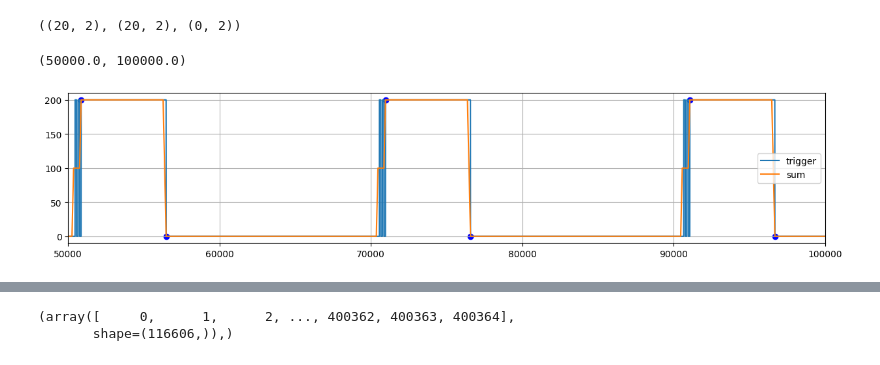
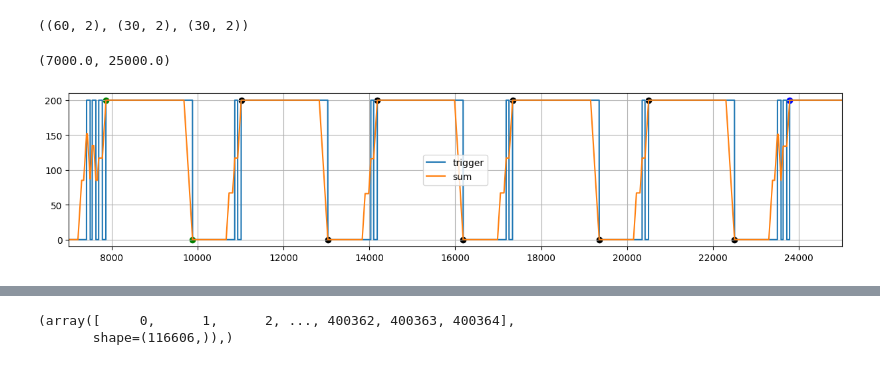
Before and after one commit to JuliaRory/Agency_EBCI, a Jupyter notebook: notebooks/02_parse_resonance_file.ipynb, the cells around one changed output, grey strips where cells are left out. Cells and saved outputs as stored; diff of their text form; code cells hidden in the pictures.

```diff
--- a/notebooks/02_parse_resonance_file.ipynb
+++ b/notebooks/02_parse_resonance_file.ipynb
@@ -20,7 +20,6 @@ import numpy as np
 import matplotlib.pyplot as plt
 # %%
 path_filename= r"..\data\test\03_06 Artem\01_222sec_112.hdf"
-path_filename = r"R:\projects_FEEDBACK_QUASI\data\tests\01 Evgeny 13.03\01 calibration session.hdf"
 # %%
 from numpy import array, uint8
 from h5py import File
@@ -190,43 +189,38 @@ def parse_events(trigger, window_size=200):
     dtrigger = np.diff(trigger)
     labels = np.array([define_label(dtrigger, idx[0]) for idx in start_idx])
 
-    # idxs1 = events[labels == 0]
+    idxs1 = events[labels == 0]
     idxs2 = events[labels == 1]
     idxs3 = events[labels == 2]
-
-    # for quasi feedback
-    start_idx = (idxs2[:, 1] + 4000).reshape((-1, 1))
-    end_idx = (start_idx + 8000).reshape((-1, 1))
-    idxs1 = np.concatenate([start_idx, end_idx], axis=1)
 
     return idxs1, idxs2, idxs3
 
 idxs1, idxs2, idxs3 = parse_events(trigger)
 idxs1.shape, idxs2.shape, idxs3.shape
 # %% [output]
-((20, 2), (20, 2), (0, 2))
+((60, 2), (30, 2), (30, 2))
 # %%
 n = 1
 fig, ax = plt.subplots(n, 1, figsize=(15, int(3*n)), sharex=True)
 
 ax.plot(trigger * window_size, label="trigger")
 ax.plot(strigger, label="sum")
 # ax.plot(np.diff(strigger)  * window_size, label="sum diff", linewidth=.5)
 # ax.plot(dtrigger*window_size)
 
 for event, label in zip(events, labels):
     color = palette[label[0]]
     ax.scatter(event[0], window_size, color=color)
     ax.scatter(event[1], 0, color=color)
 
 ax.legend()
 
 ax.grid()
 # xrange = [start_idx[105]-2000, end_idx[105]+500] #start_idx[-1]+5000]
 # ax.axvline(start_idx[105]-600)
-xrange = [50000, 100000]
+xrange = [7000, 25000]
 ax.set_xlim(xrange)
 # %% [output]
-(50000.0, 100000.0)
+(7000.0, 25000.0)
-[figure, old version]
+[figure, new version]
 # %%
```
Also changed, not shown: parts of 2 cells of this notebook.
